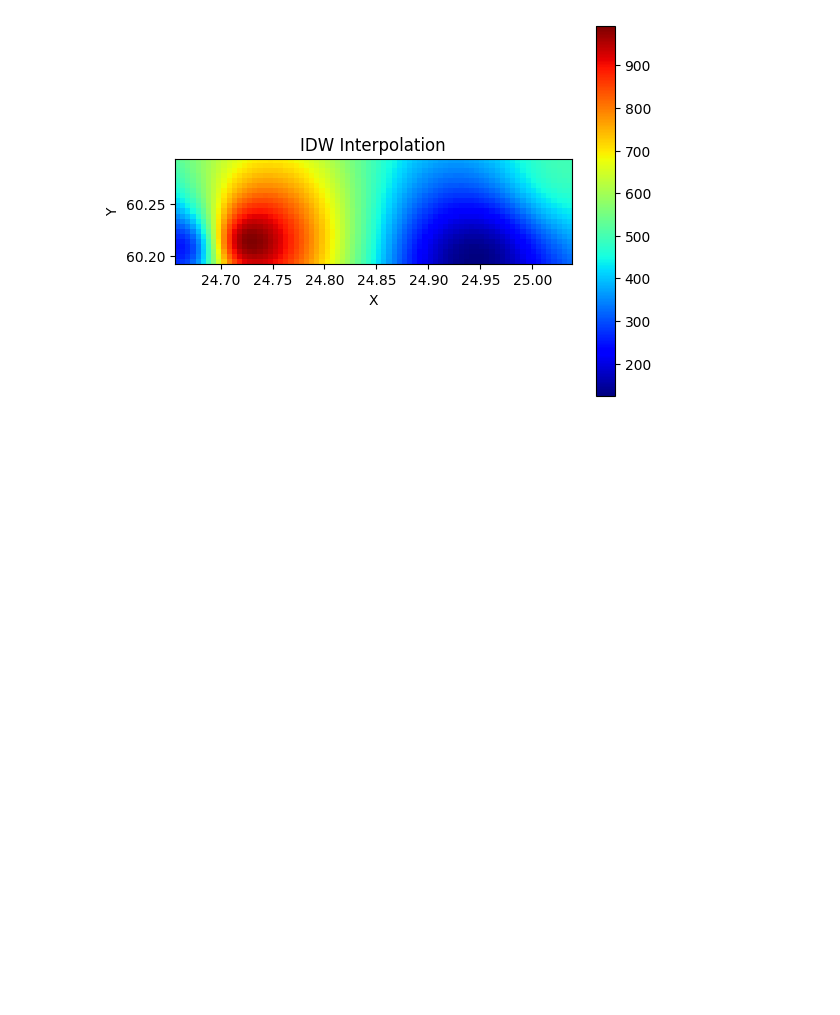
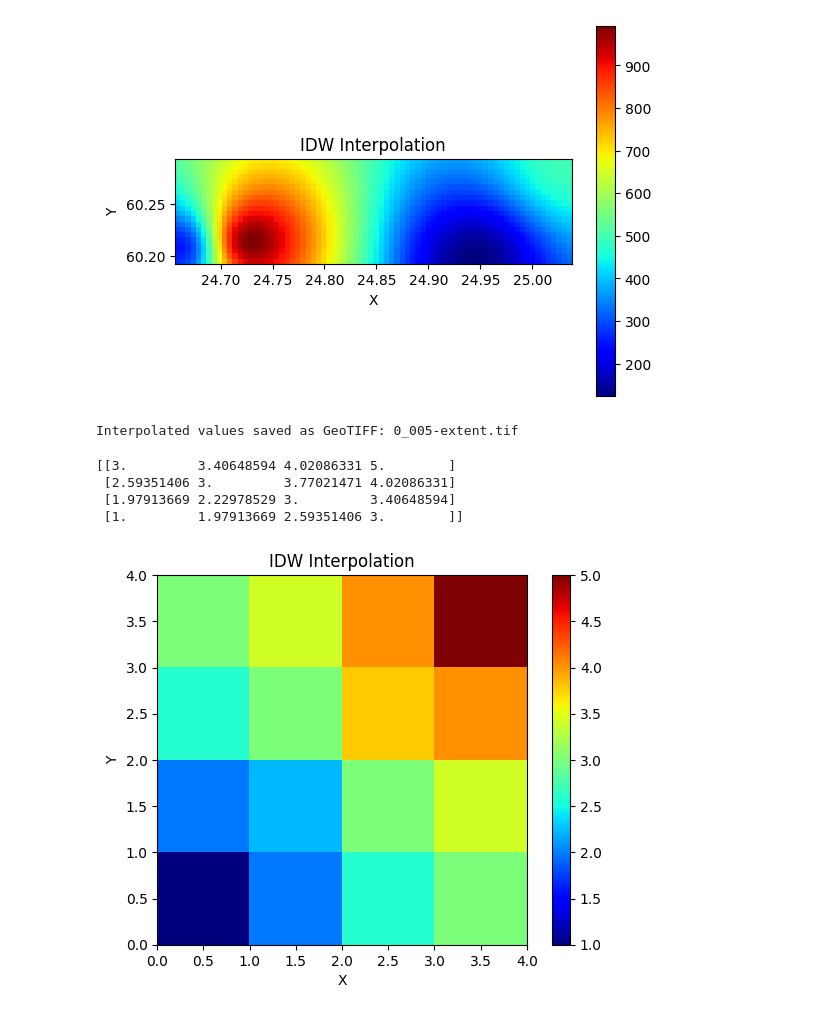
Before and after one commit to GispoCoding/eis_toolkit, a Jupyter notebook: notebooks/idw_test.ipynb, the cells around one changed output. Saved outputs shown, nothing was run; the diff lists cells and outputs as text; code cells hidden in the pictures; blank space fills up the shorter version.

```diff
--- a/notebooks/idw_test.ipynb
+++ b/notebooks/idw_test.ipynb
@@ -92,3 +84,50 @@ plt.title('IDW Interpolation')
 plt.show()
 # %% [output]
 [figure]
+# %%
+#  This creates a GeoTiff file in the notebooks folder.
+
+import rasterio
+
+# Specify the output GeoTIFF file path
+output_file = '0_005-extent.tif'
+
+# Create a rasterio dataset for writing the GeoTIFF
+with rasterio.open(output_file, 'w', driver='GTiff', width=interpolated_values.shape[1],
+                   height=interpolated_values.shape[0], count=1, dtype=interpolated_values.dtype,
+                   crs=gdf.crs, transform=rasterio.transform.from_origin(x.min(), y.max(), x[1] - x[0], y[1] - y[0])) as dst:
+    # Write the interpolated values to the GeoTIFF band
+    dst.write(interpolated_values, 1)
+
+print(f"Interpolated values saved as GeoTIFF: {output_file}")
+# %% [output]
+Interpolated values saved as GeoTIFF: 0_005-extent.tif
+# %%
+data = {
+        'value1': [1, 2, 3, 4, 5],
+        'value2': [5, 4, 3, 2, 1],
+        'geometry': [Point(0, 0), Point(1, 1), Point(2, 2), Point(3, 3), Point(4, 4)]
+    }
+gdf=gpd.GeoDataFrame(data)
+# %%
+x, y, interpolated_values = idw_interpolation_geodataframe(
+    geodataframe=gdf,
+    target_column='value1',
+    output_resolution=(1, 1),
+    extent=None,
+    power=2
+)
+print(interpolated_values)
+# Plot the interpolated values
+plt.imshow(interpolated_values, cmap='jet', extent=[x.min(), x.max(), y.min(), y.max()])
+plt.colorbar()
+plt.xlabel('X')
+plt.ylabel('Y')
+plt.title('IDW Interpolation')
+plt.show()
+# %% [output]
+[[3.         3.40648594 4.02086331 5.        ]
+ [2.59351406 3.         3.77021471 4.02086331]
+ [1.97913669 2.22978529 3.         3.40648594]
+ [1.         1.97913669 2.59351406 3.        ]]
+[figure, added]
```
Also changed, not shown: parts of 2 cells of this notebook, 5 other files.
